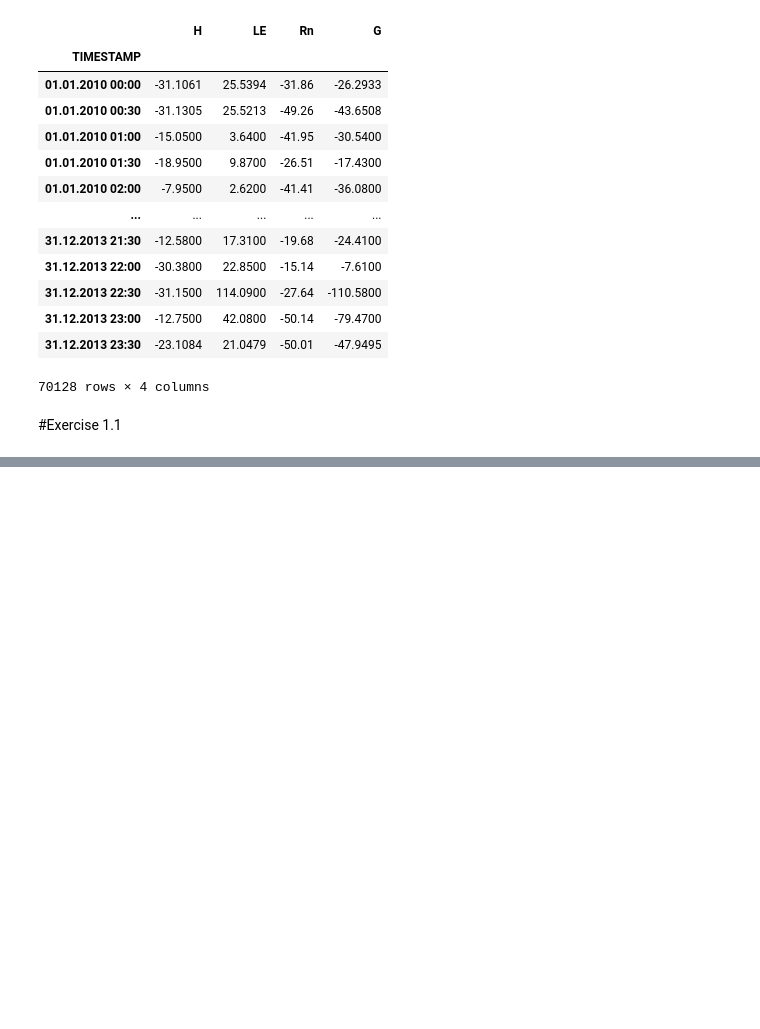
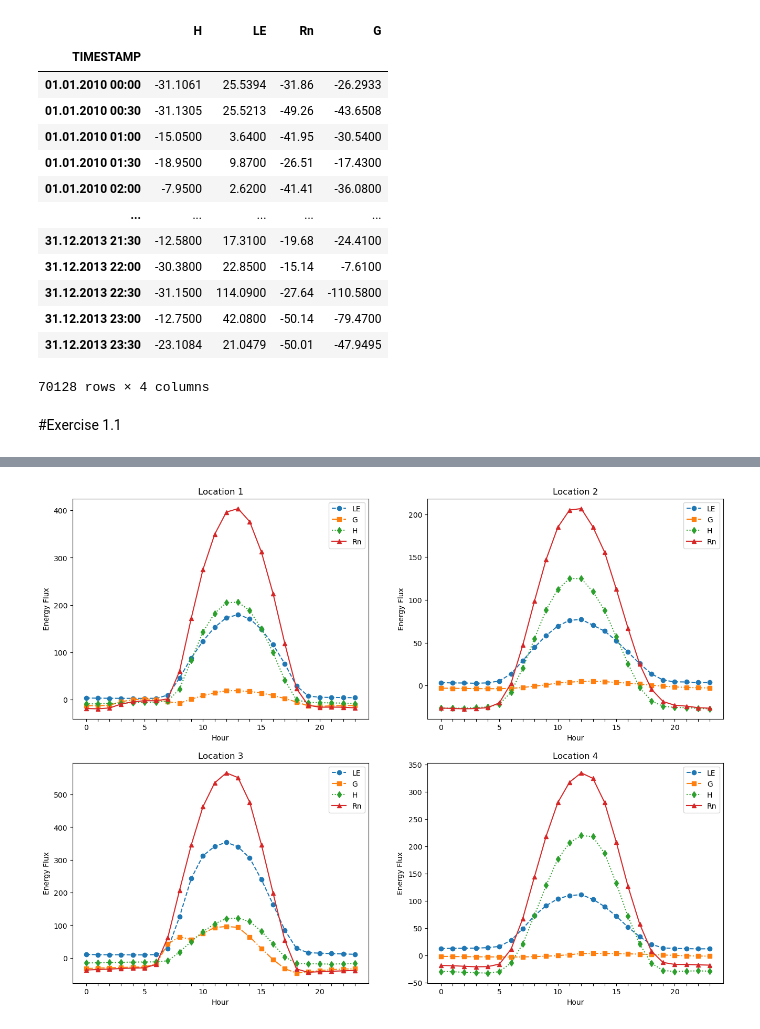
Before and after one commit to Ariful1488/TimeSeries_analysis, a Jupyter notebook: Atmoshpheric_dataAnalysis/Final_Assignment.ipynb, the cells around one changed output, grey strips where cells are left out. Cells and saved outputs as stored; diff of their text form; code cells hidden in the pictures; blank space fills up the shorter version.

```diff
--- a/Atmoshpheric_dataAnalysis/Final_Assignment.ipynb
+++ b/Atmoshpheric_dataAnalysis/Final_Assignment.ipynb
@@ -25,0 +39,2 @@ Location_1
+# %%
+Location_1.fillna(Location_1.mean(), inplace=True)
@@ -129,3 +151,9 @@ Location_3_netRadiation
 #Exercise 1.1
 # %%
 #Calculate the mean diurnal cycle of H, LE and G for each location if given.
+# extracting the hour from time frame, and therefore i have to make sure my time column is in timestamps and using as index
+
+Location_1_netRadiation.index = pd.to_datetime(Location_1_netRadiation.index, format="%d.%m.%Y %H:%M")
+Location_2_netRadiation.index = pd.to_datetime(Location_2_netRadiation.index, format="%d.%m.%Y %H:%M")
+Location_3_netRadiation.index = pd.to_datetime(Location_3_netRadiation.index, format="%d.%m.%Y %H:%M")
+Location_4_netRadiation.index = pd.to_datetime(Location_4_netRadiation.index, format="%d.%m.%Y %H:%M")
@@ -131,0 +188,6 @@ Location_3_netRadiation
+# %%
+#Now extracting hours
+Location_1_netRadiation['HOUR'] = Location_1_netRadiation.index.hour
+Location_2_netRadiation['HOUR'] = Location_2_netRadiation.index.hour
+Location_3_netRadiation['HOUR'] = Location_3_netRadiation.index.hour
+Location_4_netRadiation['HOUR'] = Location_4_netRadiation.index.hour
@@ -131,0 +262,68 @@ Location_3_netRadiation
+# %%
+MD_cycle_Location_1_netRadiation = Location_1_netRadiation.groupby('HOUR').mean()
+MD_cycle_Location_2_netRadiation = Location_2_netRadiation.groupby('HOUR').mean()
+MD_cycle_Location_3_netRadiation = Location_3_netRadiation.groupby('HOUR').mean()
+MD_cycle_Location_4_netRadiation = Location_4_netRadiation.groupby('HOUR').mean()
+# %%
+#now plotting
+fig,ax = plt.subplots(2,2,figsize=(16, 12))
+# Extract hour values from index
+hours = MD_cycle_Location_1_netRadiation.index
+# Define tick positions (every hour)
+tick_positions = hours
+# Define tick labels (show label every 5 hours)
+tick_labels = [str(h) if h % 5 == 0 else "" for h in hours]
+
+ax[0,0].plot(MD_cycle_Location_1_netRadiation.index, MD_cycle_Location_1_netRadiation['LE'], label="LE", linestyle="--", marker="o")
+ax[0,0].plot(MD_cycle_Location_1_netRadiation.index, MD_cycle_Location_1_netRadiation['G'], label="G", linestyle="-.", marker="s")
+ax[0,0].plot(MD_cycle_Location_1_netRadiation.index, MD_cycle_Location_1_netRadiation['H'], label="H", linestyle=":", marker="d")
+ax[0,0].plot(MD_cycle_Location_1_netRadiation.index, MD_cycle_Location_1_netRadiation['Rn'], label="Rn", linestyle="-", marker="^")
+ax[0,0].set_title('Location 1')  # Set title for each subplot
+ax[0,0].set_xlabel("Hour")
+ax[0,0].set_ylabel("Energy Flux")
+ax[0,0].legend()
+
+# Set x-axis tick positions and labels
+ax[0, 0].set_xticks(tick_positions)
+ax[0, 0].set_xticklabels(tick_labels)
+
+ax[0,1].plot(MD_cycle_Location_2_netRadiation.index, MD_cycle_Location_2_netRadiation['LE'], label="LE", linestyle="--", marker="o")
+ax[0,1].plot(MD_cycle_Location_2_netRadiation.index, MD_cycle_Location_2_netRadiation['G'], label="G", linestyle="-.", marker="s")
+ax[0,1].plot(MD_cycle_Location_2_netRadiation.index, MD_cycle_Location_2_netRadiation['H'], label="H", linestyle=":", marker="d")
+ax[0,1].plot(MD_cycle_Location_2_netRadiation.index, MD_cycle_Location_2_netRadiation['Rn'], label="Rn", linestyle="-", marker="^")
+ax[0,1].set_title('Location 2')  # Set title for each subplot
+ax[0,1].set_xlabel("Hour")
+ax[0,1].set_ylabel("Energy Flux")
+ax[0,1].legend()
+
+# Set x-axis tick positions and labels
+ax[0,1].set_xticks(tick_positions)
+ax[0,1].set_xticklabels(tick_labels)
+
+ax[1,0].plot(MD_cycle_Location_3_netRadiation.index, MD_cycle_Location_3_netRadiation['LE'], label="LE", linestyle="--", marker="o")
+ax[1,0].plot(MD_cycle_Location_3_netRadiation.index, MD_cycle_Location_3_netRadiation['G'], label="G", linestyle="-.", marker="s")
+ax[1,0].plot(MD_cycle_Location_3_netRadiation.index, MD_cycle_Location_3_netRadiation['H'], label="H", linestyle=":", marker="d")
+ax[1,0].plot(MD_cycle_Location_3_netRadiation.index, MD_cycle_Location_3_netRadiation['Rn'], label="Rn", linestyle="-", marker="^")
+ax[1,0].set_title('Location 3')  # Set title for each subplot
+ax[1,0].set_xlabel("Hour")
+ax[1,0].set_ylabel("Energy Flux")
+ax[1,0].legend()
+ax[1,0].set_xticks(tick_positions)
+ax[1,0].set_xticklabels(tick_labels)
+
+ax[1,1].plot(MD_cycle_Location_4_netRadiation.index, MD_cycle_Location_4_netRadiation['LE'], label="LE", linestyle="--", marker="o")
+ax[1,1].plot(MD_cycle_Location_4_netRadiation.index, MD_cycle_Location_4_netRadiation['G'], label="G", linestyle="-.", marker="s")
+ax[1,1].plot(MD_cycle_Location_4_netRadiation.index, MD_cycle_Location_4_netRadiation['H'], label="H", linestyle=":", marker="d")
+ax[1,1].plot(MD_cycle_Location_4_netRadiation.index, MD_cycle_Location_4_netRadiation['Rn'], label="Rn", linestyle="-", marker="^")
+ax[1,1].set_title('Location 4')  # Set title for each subplot
+ax[1,1].set_xlabel("Hour")
+ax[1,1].set_ylabel("Energy Flux")
+ax[1,1].legend()
+# Set x-axis tick positions and labels
+ax[1,1].set_xticks(tick_positions)
+ax[1,1].set_xticklabels(tick_labels)
+
+
+plt.show()
+# %% [output]
+[figure, added]
```
Also changed, not shown: parts of 9 cells of this notebook.
